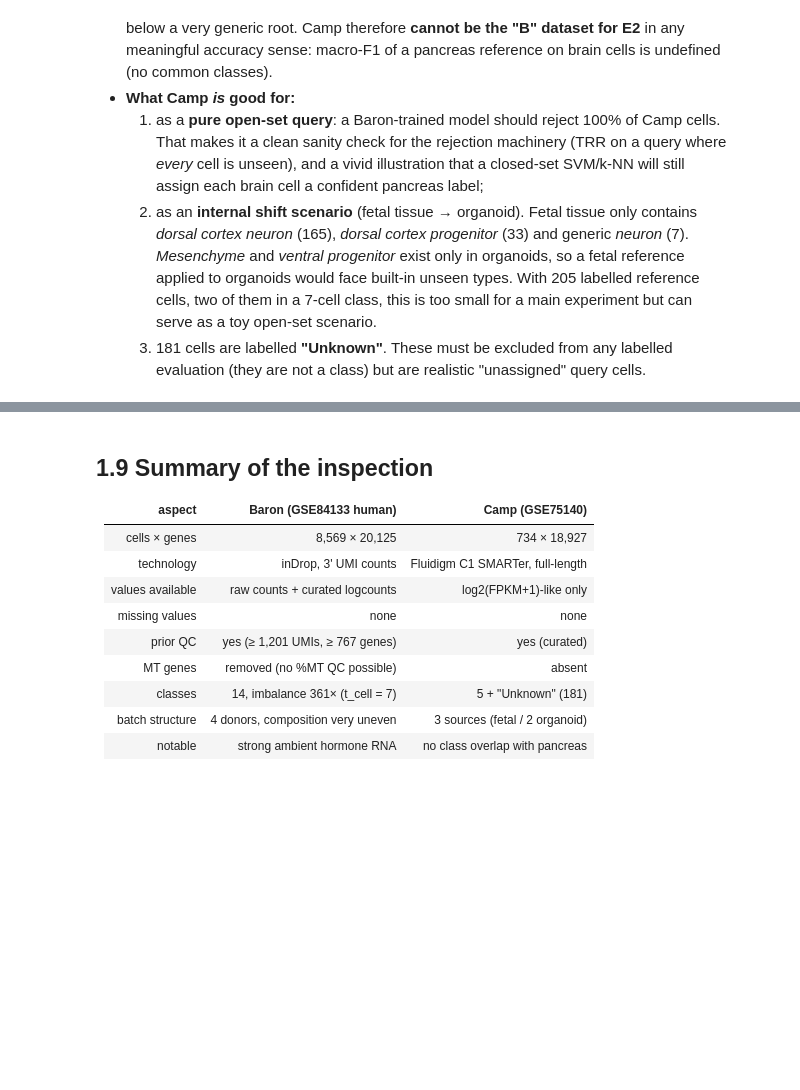
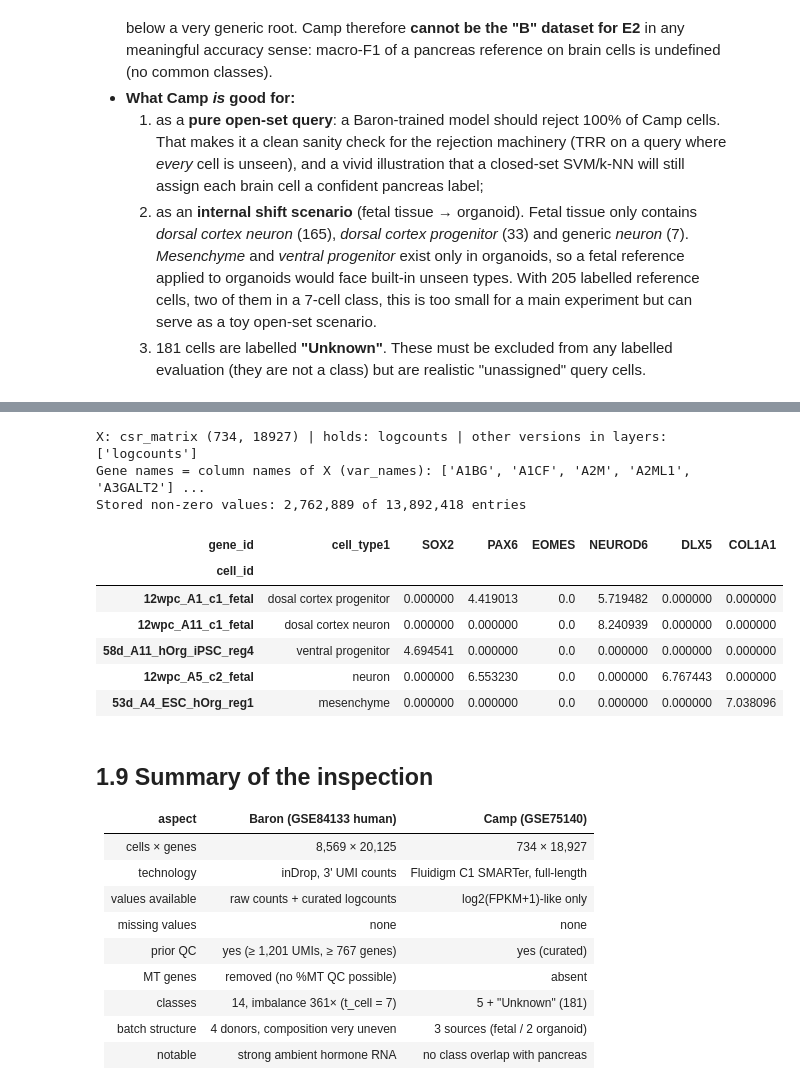
Before and after one commit to arfilimonovtem-dev/cell-type-annotaion-benchmark, a Jupyter notebook: data_preview.ipynb, the cells around one changed output, grey strips where cells are left out. Drawn from its saved outputs; the diff is of its cells as text; code cells hidden in the pictures; blank space fills up the shorter version.

```diff
--- a/data_preview.ipynb
+++ b/data_preview.ipynb
@@ -656,3 +695,29 @@ Cell-type labels shared with Baron: set()
+# %%
+# Where the expression values live: camp.X is the cells x genes matrix; its rows are named by camp.obs_names (cells)
+# and its columns by camp.var_names (genes). camp.obs / camp.var describe those rows / columns and hold no expression.
+print("X:", type(camp.X).__name__, camp.X.shape, "| holds:", camp.uns["X_source_assay"],
+      "| other versions in layers:", [k for k in camp.layers.keys() if k is not None])   # None = X itself in this anndata
+print("Gene names = column names of X (var_names):", list(camp.var_names[:5]), "...")
+print(f"Stored non-zero values: {camp.X.nnz:,} of {np.prod(camp.shape):,} entries")
+
+# A small window into X: one example cell per type (rows) x the marker gene of each type (columns).
+ex_types = ['dosal cortex progenitor', 'dosal cortex neuron', 'ventral progenitor', 'neuron', 'mesenchyme']
+ex_genes = ['SOX2', 'PAX6', 'EOMES', 'NEUROD6', 'DLX5', 'COL1A1']
+ex_cells = [camp.obs_names[camp.obs["cell_type1"] == t][0] for t in ex_types]
+ex_window = camp[ex_cells, ex_genes].to_df()
+ex_window.insert(0, "cell_type1", camp.obs.loc[ex_cells, "cell_type1"].values)
+ex_window
+# %% [output]
+X: csr_matrix (734, 18927) | holds: logcounts | other versions in layers: ['logcounts']
+Gene names = column names of X (var_names): ['A1BG', 'A1CF', 'A2M', 'A2ML1', 'A3GALT2'] ...
+Stored non-zero values: 2,762,889 of 13,892,418 entries
+| gene_id | cell_type1 | SOX2 | PAX6 | EOMES | NEUROD6 | DLX5 | COL1A1 |
+| cell_id |  |  |  |  |  |  |  |
+| 12wpc_A1_c1_fetal | dosal cortex progenitor | 0.000000 | 4.419013 | 0.0 | 5.719482 | 0.000000 | 0.000000 |
+| 12wpc_A11_c1_fetal | dosal cortex neuron | 0.000000 | 0.000000 | 0.0 | 8.240939 | 0.000000 | 0.000000 |
+| 58d_A11_hOrg_iPSC_reg4 | ventral progenitor | 4.694541 | 0.000000 | 0.0 | 0.000000 | 0.000000 | 0.000000 |
+| 12wpc_A5_c2_fetal | neuron | 0.000000 | 6.553230 | 0.0 | 0.000000 | 6.767443 | 0.000000 |
+| 53d_A4_ESC_hOrg_reg1 | mesenchyme | 0.000000 | 0.000000 | 0.0 | 0.000000 | 0.000000 | 7.038096 |
 # %% [markdown]
 ## 1.9 Summary of the inspection
 
```
Also changed, not shown: parts of 3 cells of this notebook, 4 other files.
